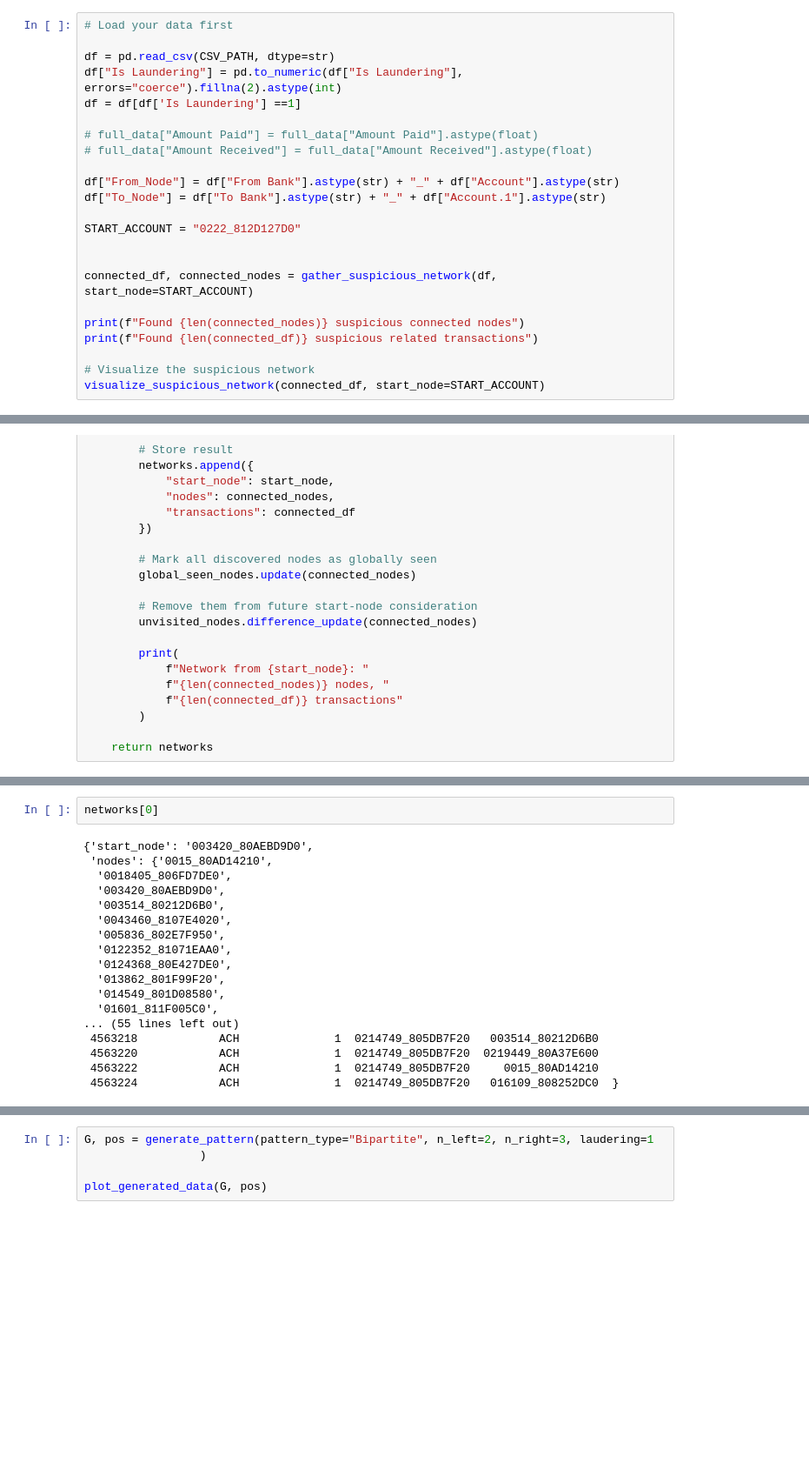
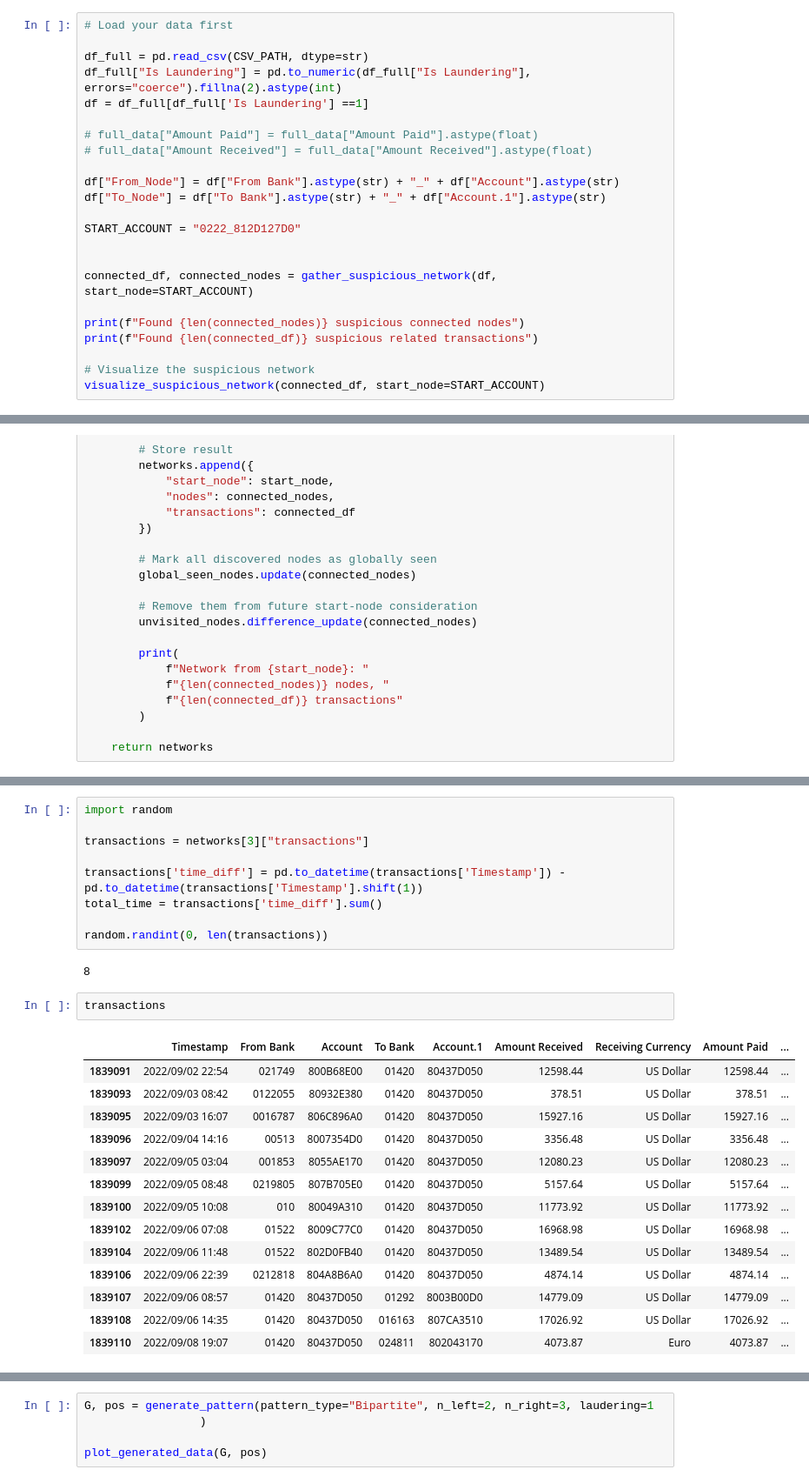
Before and after one commit to LucScheepens/grad, a Jupyter notebook: dataprep/preprocessing.ipynb, the cells around one changed output, grey strips where cells are left out. Shown at 87% size. Cells and saved outputs as stored; diff of their text form; blank space fills up the shorter version.

```diff
--- a/dataprep/preprocessing.ipynb
+++ b/dataprep/preprocessing.ipynb
@@ -59,9 +72,9 @@ plot_laundering_pattern("STACKfiltered", df_filtered.values.tolist())
 # %%
 # Load your data first
 
-df = pd.read_csv(CSV_PATH, dtype=str)
-df["Is Laundering"] = pd.to_numeric(df["Is Laundering"], errors="coerce").fillna(2).astype(int)
-df = df[df['Is Laundering'] ==1]
+df_full = pd.read_csv(CSV_PATH, dtype=str)
+df_full["Is Laundering"] = pd.to_numeric(df_full["Is Laundering"], errors="coerce").fillna(2).astype(int)
+df = df_full[df_full['Is Laundering'] ==1]
 
 # full_data["Amount Paid"] = full_data["Amount Paid"].astype(float)
 # full_data["Amount Received"] = full_data["Amount Received"].astype(float)
@@ -173,21 +231,29 @@ Discovered 1843 unique suspicious networks
 # %%
-networks[0]
+import random
+
+transactions = networks[3]["transactions"]
+
+transactions['time_diff'] = pd.to_datetime(transactions['Timestamp']) - pd.to_datetime(transactions['Timestamp'].shift(1))
+total_time = transactions['time_diff'].sum()
+
+random.randint(0, len(transactions))
 # %% [output]
-{'start_node': '003420_80AEBD9D0',
- 'nodes': {'0015_80AD14210',
-  '0018405_806FD7DE0',
-  '003420_80AEBD9D0',
-  '003514_80212D6B0',
-  '0043460_8107E4020',
-  '005836_802E7F950',
-  '0122352_81071EAA0',
-  '0124368_80E427DE0',
-  '013862_801F99F20',
-  '014549_801D08580',
-  '01601_811F005C0',
-... (55 lines left out)
- 4563218            ACH              1  0214749_805DB7F20   003514_80212D6B0
- 4563220            ACH              1  0214749_805DB7F20  0219449_80A37E600
- 4563222            ACH              1  0214749_805DB7F20     0015_80AD14210
- 4563224            ACH              1  0214749_805DB7F20   016109_808252DC0  }
+8
+# %%
+transactions
+# %% [output]
+|  | Timestamp | From Bank | Account | To Bank | Account.1 | Amount Received | Receiving Currency | Amount Paid | ... |
+| 1839091 | 2022/09/02 22:54 | 021749 | 800B68E00 | 01420 | 80437D050 | 12598.44 | US Dollar | 12598.44 | ... |
+| 1839093 | 2022/09/03 08:42 | 0122055 | 80932E380 | 01420 | 80437D050 | 378.51 | US Dollar | 378.51 | ... |
+| 1839095 | 2022/09/03 16:07 | 0016787 | 806C896A0 | 01420 | 80437D050 | 15927.16 | US Dollar | 15927.16 | ... |
+| 1839096 | 2022/09/04 14:16 | 00513 | 8007354D0 | 01420 | 80437D050 | 3356.48 | US Dollar | 3356.48 | ... |
+| 1839097 | 2022/09/05 03:04 | 001853 | 8055AE170 | 01420 | 80437D050 | 12080.23 | US Dollar | 12080.23 | ... |
+| 1839099 | 2022/09/05 08:48 | 0219805 | 807B705E0 | 01420 | 80437D050 | 5157.64 | US Dollar | 5157.64 | ... |
+| 1839100 | 2022/09/05 10:08 | 010 | 80049A310 | 01420 | 80437D050 | 11773.92 | US Dollar | 11773.92 | ... |
+| 1839102 | 2022/09/06 07:08 | 01522 | 8009C77C0 | 01420 | 80437D050 | 16968.98 | US Dollar | 16968.98 | ... |
+| 1839104 | 2022/09/06 11:48 | 01522 | 802D0FB40 | 01420 | 80437D050 | 13489.54 | US Dollar | 13489.54 | ... |
+| 1839106 | 2022/09/06 22:39 | 0212818 | 804A8B6A0 | 01420 | 80437D050 | 4874.14 | US Dollar | 4874.14 | ... |
+| 1839107 | 2022/09/06 08:57 | 01420 | 80437D050 | 01292 | 8003B00D0 | 14779.09 | US Dollar | 14779.09 | ... |
+| 1839108 | 2022/09/06 14:35 | 01420 | 80437D050 | 016163 | 807CA3510 | 17026.92 | US Dollar | 17026.92 | ... |
+| 1839110 | 2022/09/08 19:07 | 01420 | 80437D050 | 024811 | 802043170 | 4073.87 | Euro | 4073.87 | ... |
 # %%
```
Also changed, not shown: parts of 10 cells of this notebook, 2 other files.
